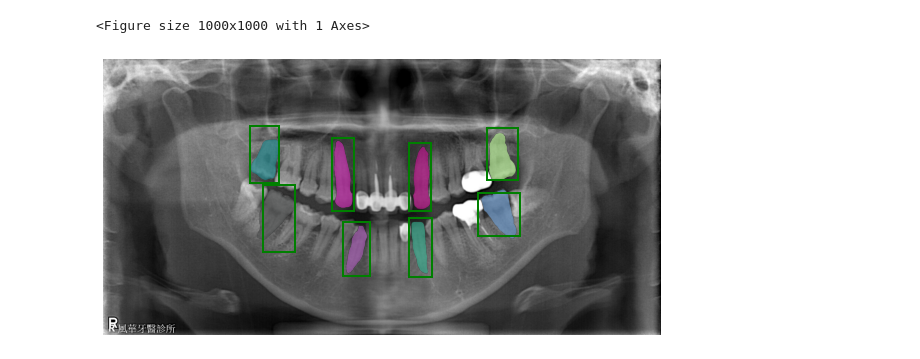
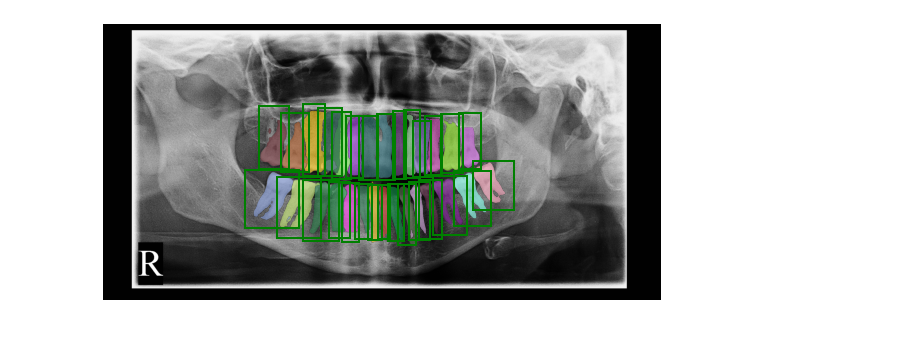
Before and after one commit to alan8365/dentist-CV, a Jupyter notebook: edge/sam_test.ipynb, the cells around one changed output. Cells and saved outputs as stored; diff of their text form; code cells hidden in the pictures.

```diff
--- a/edge/sam_test.ipynb
+++ b/edge/sam_test.ipynb
@@ -41,6 +41,7 @@ def show_box(box, ax):
     w, h = box[2] - box[0], box[3] - box[1]
     ax.add_patch(plt.Rectangle((x0, y0), w, h, edgecolor='green', facecolor=(0, 0, 0, 0), lw=2))
 # %%
-data_dir = Path(os.getenv('DATASET_DIR')) / 'phase-2'
+# data_dir = Path(os.getenv('DATASET_DIR')) / 'phase-2'
+data_dir = Path(os.getenv('DATASET_DIR')) / 'DENTEX CHALLENGE 2023'
 data_dir
 # %% [output]
@@ -63,17 +57,0 @@ image_edge.plot_template_points()
-# %%
-import matplotlib.patches as patches
-
-boxes = np.array([i['xyxy'] for i in image_edge.split_teeth.values()])
-
-box = boxes[0]
-
-fig1 = plt.figure()
-ax = plt.gca()
-ax.imshow(1 - image_edge.im_global)
-for box in boxes:
-    w = box[2] - box[0]
-    h = box[3] - box[1]
-    patch = patches.Rectangle(box[:2], w, h, fill=False, color='green')
-    ax.add_patch(patch)
-
-plt.show()
@@ -81,0 +58,7 @@ plt.show()
+# %%
+from utils.data import DentexDataset
+
+dataset = DentexDataset(root_dir=data_dir)
+
+image_name = dataset.img_names[0]
+dataset.plot(image_name=image_name)
@@ -84,31 +69,32 @@ sam = sam_model_registry["vit_b"](checkpoint="../../Weights/sam_vit_b_01ec64.pth
 # sam = sam_model_registry["vit_h"](checkpoint="../../Weights/sam_vit_h_4b8939.pth")
 predictor = SamPredictor(sam)
 
-im = cv.cvtColor(image_edge.im_global, cv.COLOR_GRAY2RGB)
+im = dataset[0][0]
 
 predictor.set_image(im)
 # %%
-input_boxes = torch.tensor([i['xyxy'] for i in image_edge.split_teeth.values()], device=predictor.device)
+# input_boxes = torch.tensor([i['xyxy'] for i in image_edge.split_teeth.values()], device=predictor.device)
+input_boxes = torch.tensor([i for i in dataset[0][1].values()], device=predictor.device)
+
 transformed_boxes = predictor.transform.apply_boxes_torch(input_boxes, im.shape[:2])
 
 masks, _, _ = predictor.predict_torch(
     point_coords=None,
     point_labels=None,
     boxes=transformed_boxes,
     multimask_output=False,
 )
 
 plt.figure(figsize=(10, 10))
 plt.imshow(im)
 for mask in masks:
     show_mask(mask.cpu().numpy(), plt.gca(), random_color=True)
 for box in input_boxes:
     show_box(box.cpu().numpy(), plt.gca())
 plt.axis('off')
 plt.show()
 # %% [output]
-<Figure size 1000x1000 with 1 Axes>
-[figure, old version]
+[figure, new version]
 # %%
 a = image_edge.teeth_roi_images
 b = a[0]
```
Also changed, not shown: parts of 9 cells of this notebook, 24 other files.
